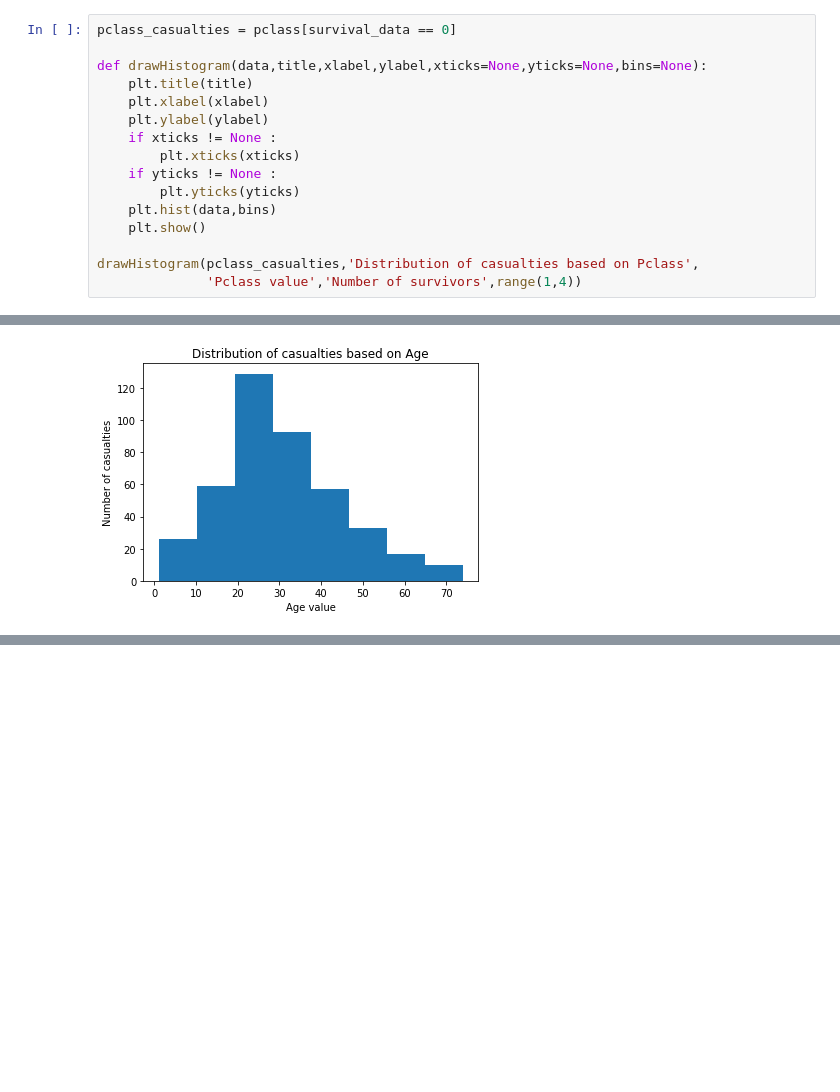
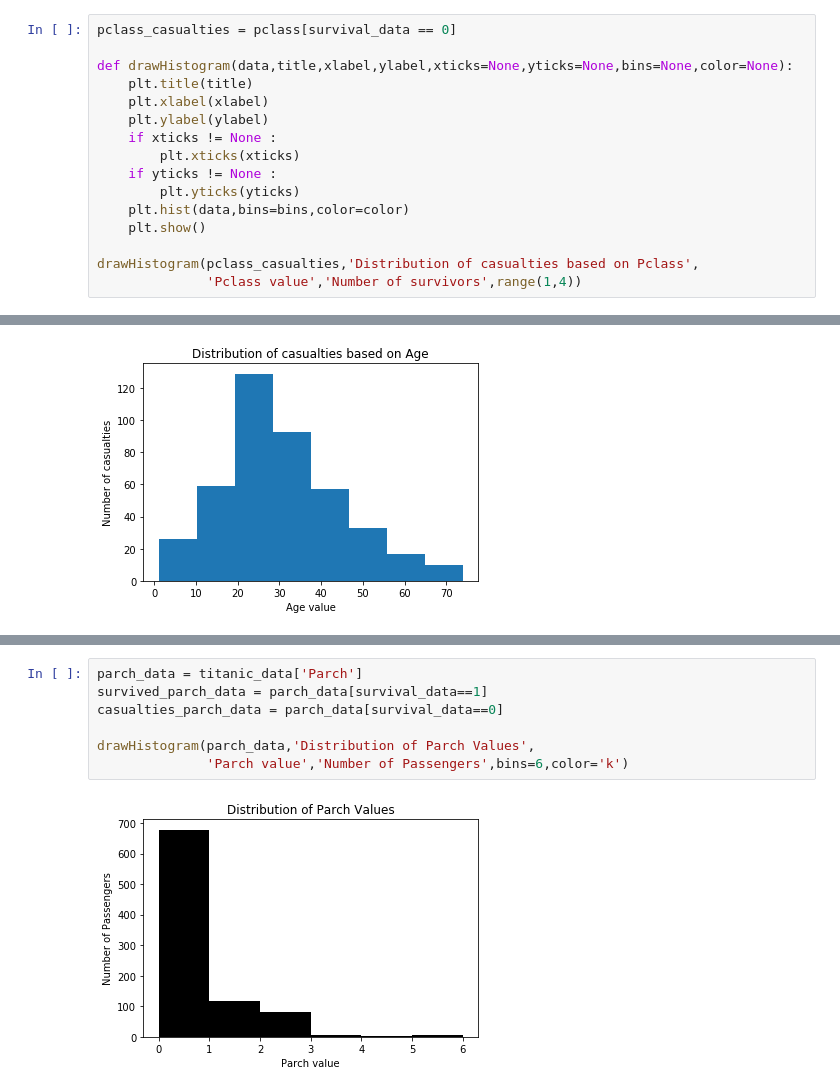
Before and after one commit to chaitanya6761/Udacity-Data-Analyst-Nano-Degree, a Jupyter notebook: P2 Investigate A Dataset(Titanic Survival Data)/Titanic_Data_Analysis.ipynb, the cells around one changed output, grey strips where cells are left out. Saved outputs shown, nothing was run; the diff lists cells and outputs as text; blank space fills up the shorter version.

Commit message:
adding parch exploration

```diff
--- a/P2 Investigate A Dataset(Titanic Survival Data)/Titanic_Data_Analysis.ipynb
+++ b/P2 Investigate A Dataset(Titanic Survival Data)/Titanic_Data_Analysis.ipynb
@@ -166,7 +166,7 @@ Survival Rate: 24.24%
 # %%
 pclass_casualties = pclass[survival_data == 0]
 
-def drawHistogram(data,title,xlabel,ylabel,xticks=None,yticks=None,bins=None):
+def drawHistogram(data,title,xlabel,ylabel,xticks=None,yticks=None,bins=None,color=None):
     plt.title(title)
     plt.xlabel(xlabel)
     plt.ylabel(ylabel)
@@ -174,7 +174,7 @@ def drawHistogram(data,title,xlabel,ylabel,xticks=None,yticks=None,bins=None):
         plt.xticks(xticks)
     if yticks != None :
         plt.yticks(yticks)
-    plt.hist(data,bins)
+    plt.hist(data,bins=bins,color=color)
     plt.show()
 
 drawHistogram(pclass_casualties,'Distribution of casualties based on Pclass',
@@ -253,0 +270,9 @@ drawHistogram(casualties_age_data,'Distribution of casualties based on Age',
+# %%
+parch_data = titanic_data['Parch']
+survived_parch_data = parch_data[survival_data==1]
+casualties_parch_data = parch_data[survival_data==0]
+
+drawHistogram(parch_data,'Distribution of Parch Values',
+              'Parch value','Number of Passengers',bins=6,color='k')
+# %% [output]
+[figure, added]
```
Also changed, not shown: parts of 5 cells of this notebook.
